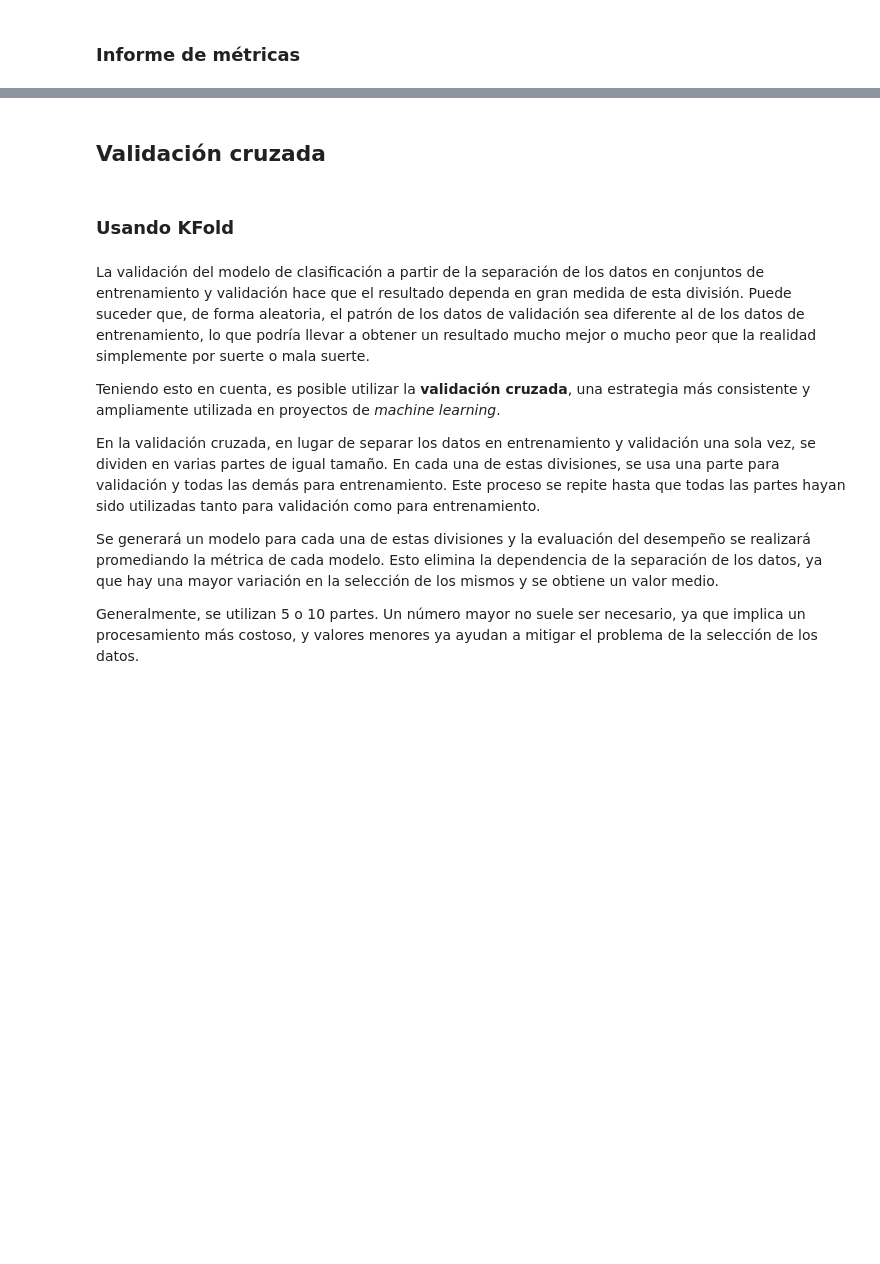
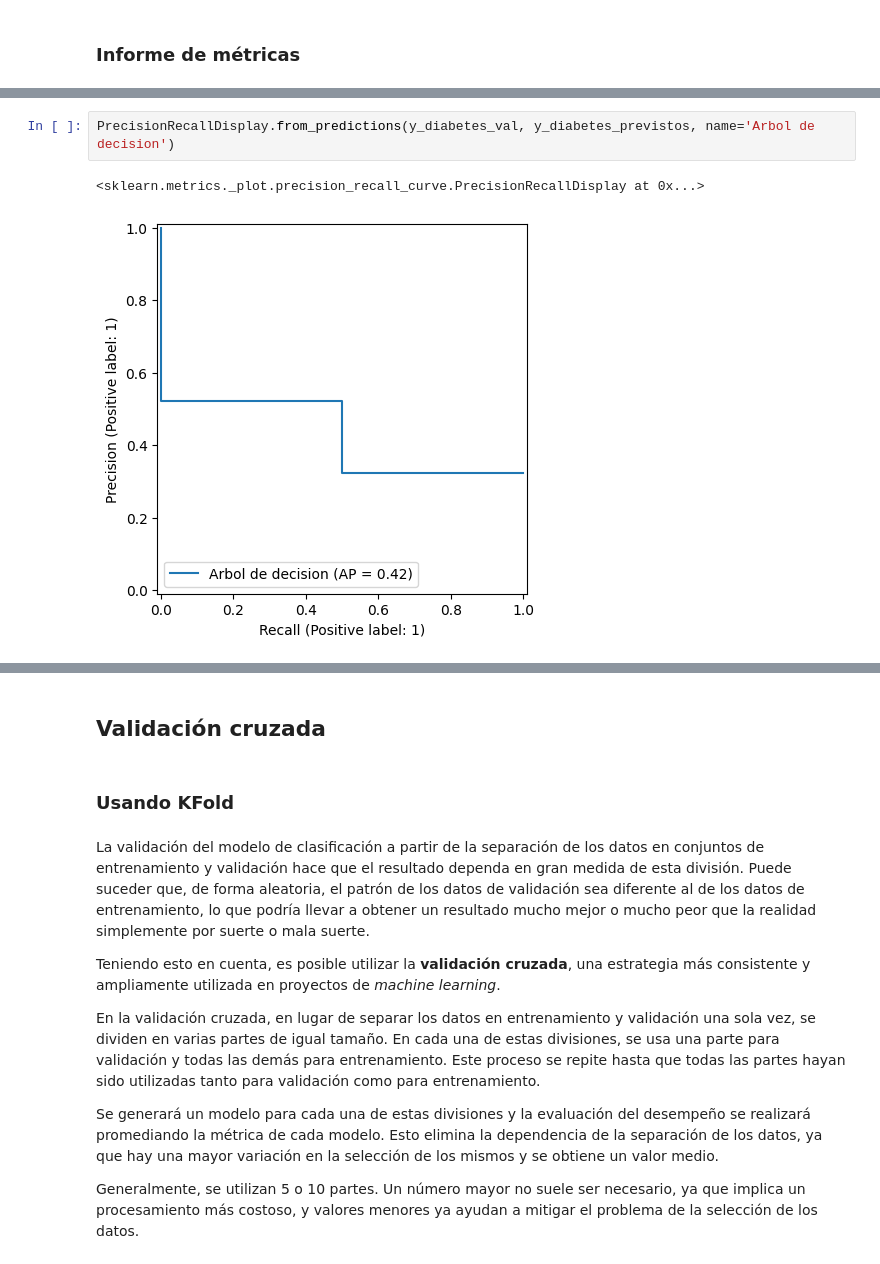
Before and after one commit to dialejo/Math_with_python, a Jupyter notebook: Clasificacion_validacion_y_metricas.ipynb, the cells around one changed output, grey strips where cells are left out. Drawn from its saved outputs; the diff is of its cells as text; blank space fills up the shorter version.

```diff
--- a/Clasificacion_validacion_y_metricas.ipynb
+++ b/Clasificacion_validacion_y_metricas.ipynb
@@ -268,0 +346,5 @@ Fuente: [paulvanderlaken.com](https://paulvanderlaken.com/2019/08/16/roc-auc-pre
+# %%
+PrecisionRecallDisplay.from_predictions(y_diabetes_val, y_diabetes_previstos, name='Arbol de decision')
+# %% [output]
+<sklearn.metrics._plot.precision_recall_curve.PrecisionRecallDisplay at 0x...>
+[figure, added]
```
Also changed, not shown: parts of 42 cells of this notebook.
